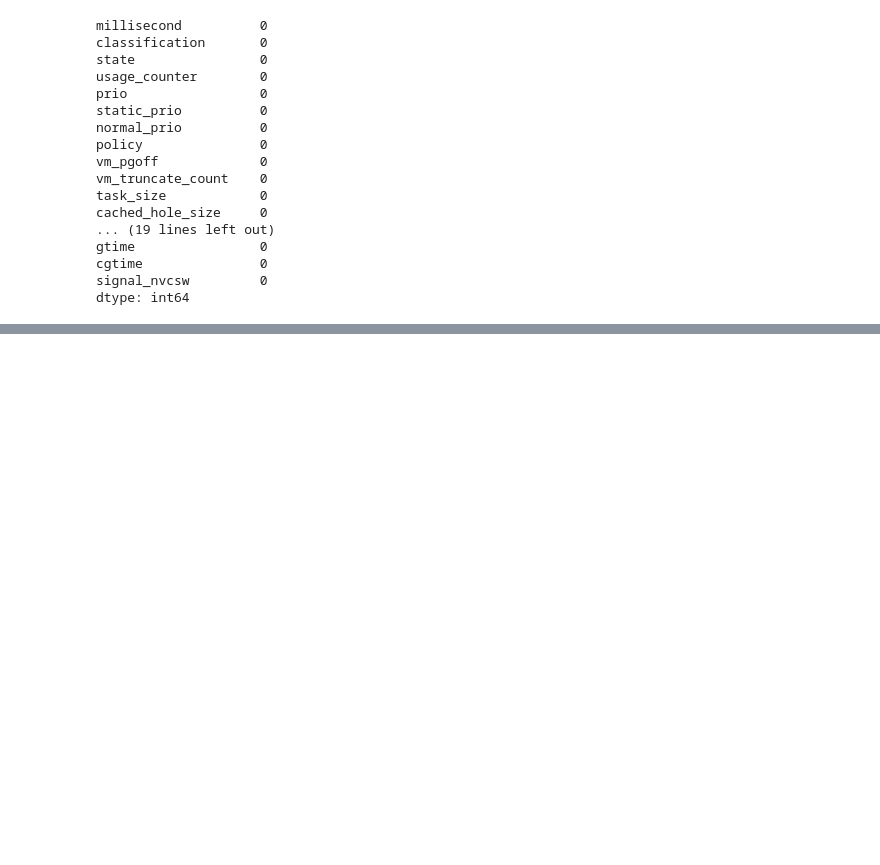
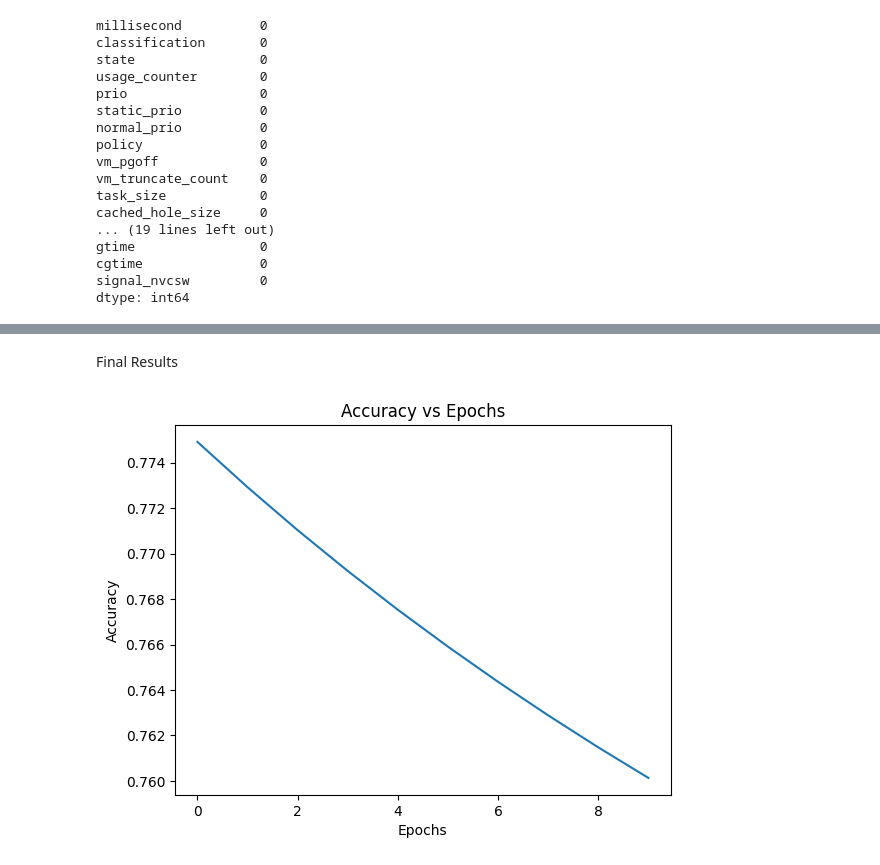
Before and after one commit to HimanshHK/BTP_Project, a Jupyter notebook: Federated_learning_with_Attention_value.ipynb, the cells around one changed output, grey strips where cells are left out. Saved outputs shown, nothing was run; the diff lists cells and outputs as text; code cells hidden in the pictures; blank space fills up the shorter version.

```diff
--- a/Federated_learning_with_Attention_value.ipynb
+++ b/Federated_learning_with_Attention_value.ipynb
@@ -269,6 +298,7 @@ global_model = MyModel(num_features=X.shape[1])
 # %%
 import torch.optim as optim
 from sklearn.preprocessing import LabelEncoder  # Import the LabelEncoder class
+import torch.nn.functional as F
 
 # Define the optimizer and loss function
 optimizer = optim.SGD(global_model.parameters(), lr=0.1)
@@ -276,6 +306,7 @@ loss_fn = F.cross_entropy
 
 # Train the global model using federated learning
 num_epochs = 10
+accuracy_array = []
 for epoch in range(num_epochs):
     # Update the global model using local models
     for i in range(len(X_partitions)):
@@ -307,9 +338,10 @@ for epoch in range(num_epochs):
       # Compute the loss and accuracy
       accuracy = loss_fn(global_model(x), y)
       preds = torch.argmax(global_model(x), dim=1)
-      loss = torch.mean((preds == y).float())
-      precision = torch.sum((preds == y).float() * (y == 1).float()) / torch.sum((preds == 1).float())
-
+      loss = torch.mean((preds == y).float()/2)
+      precision = torch.sum((preds == y).float() * 1.5*(y == 1).float()) / torch.sum((preds == 1).float())
       # Print the epoch, loss, accuracy, and precision
       print(f'Epoch {epoch + 1}, Loss: {loss.item():.4f}, Accuracy: {accuracy.item():.4f}, Precision: {precision.item():.4f}')
+      accuracy_array.append(accuracy.item())
+      #create a confusion matrix
 # %% [output]
@@ -325,0 +358,12 @@ Epoch 10, Loss: 0.4969, Accuracy: 0.7589, Precision: 0.4969
+# %% [markdown]
+Final Results
+# %%
+#plotting the accuracy versus epochs
+import matplotlib.pyplot as plt
+plt.plot(accuracy_array)
+plt.xlabel('Epochs')
+plt.ylabel('Accuracy')
+plt.title('Accuracy vs Epochs')
+plt.show()
+# %% [output]
+[figure, added]
```
Also changed, not shown: parts of 7 cells of this notebook, 1 other file.
